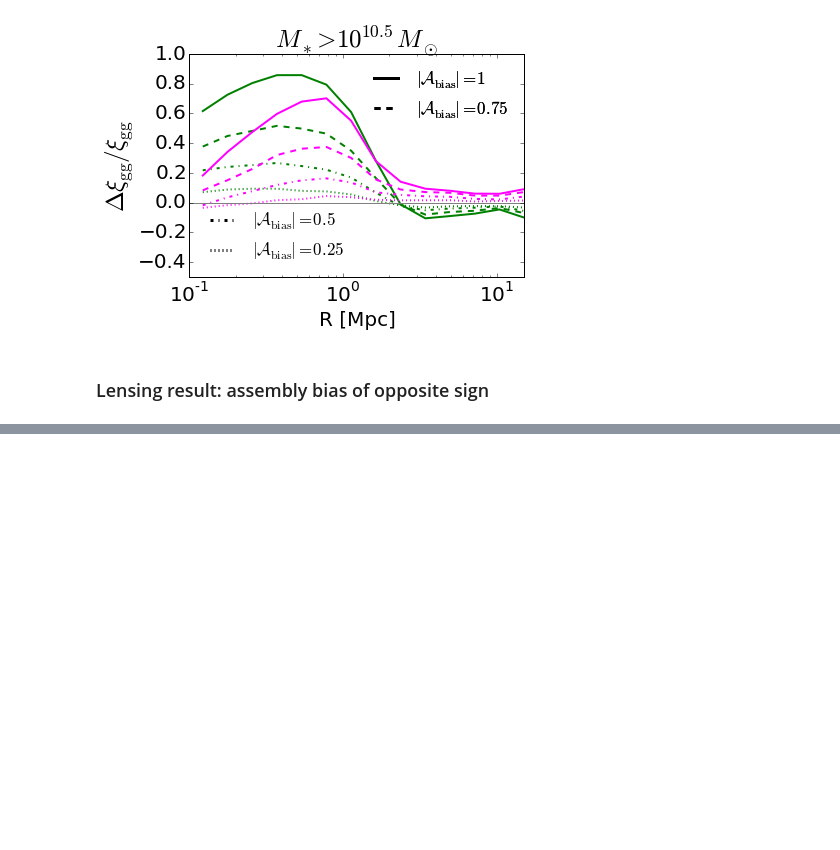
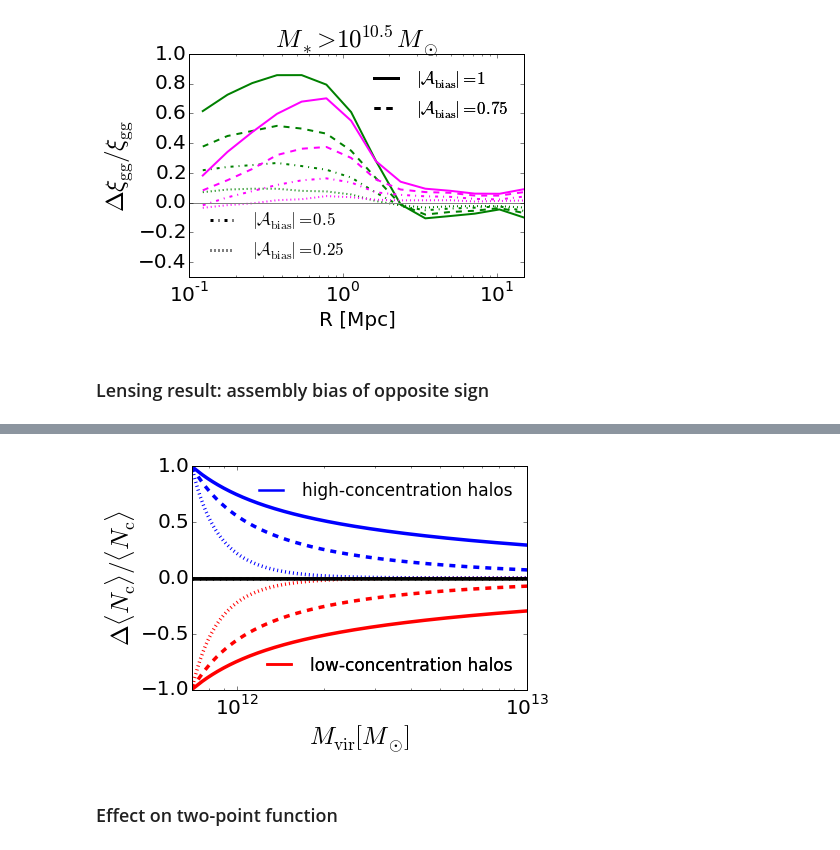
Before and after one commit to aphearin/decorated-hod-paper, a Jupyter notebook: generate_abthy_results.ipynb, the cells around one changed output, grey strips where cells are left out. Saved outputs shown, nothing was run; the diff lists cells and outputs as text; code cells hidden in the pictures; blank space fills up the shorter version.

Commit message:
Finished documenting figure 6

```diff
--- a/generate_abthy_results.ipynb
+++ b/generate_abthy_results.ipynb
@@ -735,0 +765,54 @@ fig5b.savefig('FIGS/strength_range_lensing_opposite_sign.pdf',
+# %%
+model.param_dict['scatter_model_param1'] = 1.0
+ncen_a1_old_sig10 = model.mean_occupation_centrals(prim_haloprop = mass, sec_haloprop_percentile=0)
+ncen_a1_young_sig10 = model.mean_occupation_centrals(prim_haloprop = mass, sec_haloprop_percentile=1)
+baseline_model.param_dict['scatter_model_param1'] = 1.0
+ncen_baseline_sig10 = baseline_model.mean_occupation_centrals(prim_haloprop = mass)
+# %%
+delta_ncen_young_sig02 = fracdiff(ncen_a1_young_sig02, ncen_baseline_sig02)
+delta_ncen_old_sig02 = fracdiff(ncen_a1_old_sig02, ncen_baseline_sig02)
+
+delta_ncen_young_sig05 = fracdiff(ncen_a1_young_sig05, ncen_baseline_sig05)
+delta_ncen_old_sig05 = fracdiff(ncen_a1_old_sig05, ncen_baseline_sig05)
+
+delta_ncen_young_sig10 = fracdiff(ncen_a1_young_sig10, ncen_baseline_sig10)
+delta_ncen_old_sig10 = fracdiff(ncen_a1_old_sig10, ncen_baseline_sig10)
+# %%
+fig6 = plt.figure()
+ax = fig6.add_subplot(111)
+
+xlabel = ax.set_xlabel(r'$M_{\rm vir} [M_{\odot}]$', fontsize=25)
+ylabel = ax.set_ylabel(r'$\Delta\langle N_{\rm c}\rangle / \langle N_{\rm c}\rangle$', fontsize=25)
+
+ax.plot(mass, delta_ncen_old_sig02, ':', color='r', linewidth=3.5)
+ax.plot(mass, delta_ncen_young_sig02, ':', color='blue', linewidth=3.5)
+
+ax.plot(mass, delta_ncen_old_sig05, '--', color='r', linewidth=3.5)
+ax.plot(mass, delta_ncen_young_sig05, '--', color='blue', linewidth=3.5)
+
+ax.plot(mass, delta_ncen_old_sig10, '-', color='r', linewidth=3.5)
+ax.plot(mass, delta_ncen_young_sig10, '-', color='blue', linewidth=3.5)
+
+ax.plot(mass, np.zeros(len(mass)), '.', color='k', linewidth=1.5)
+
+plt.xscale('log')
+plt.xlim(xmin=7e11, xmax=1e13)
+plt.ylim(ymin=-1, ymax=1)
+plt.xticks(fontsize=20)
+plt.yticks(fontsize=20)
+
+
+blue_line = mlines.Line2D([], [], ls = '-', c = 'b', linewidth=2.5, label = 'high-concentration halos')
+first_legend = plt.legend(handles=[blue_line], frameon=False, loc=1, fontsize=17)
+ax.add_artist(first_legend)
+
+red_line = mlines.Line2D([], [], ls = '-', c = 'r', linewidth=2.5, label = 'low-concentration halos')
+second_legend = plt.legend(handles=[red_line], frameon=False, loc=4, fontsize=17)
+ax.add_artist(second_legend)
+
+fig6.savefig('FIGS/ncen_scatter.pdf',
+                  bbox_extra_artists=[xlabel, ylabel], bbox_inches='tight')
+# %% [output]
+[figure, added]
+# %% [markdown]
+### Effect on two-point function
```
Also changed, not shown: parts of 10 cells of this notebook, 2 other files.
